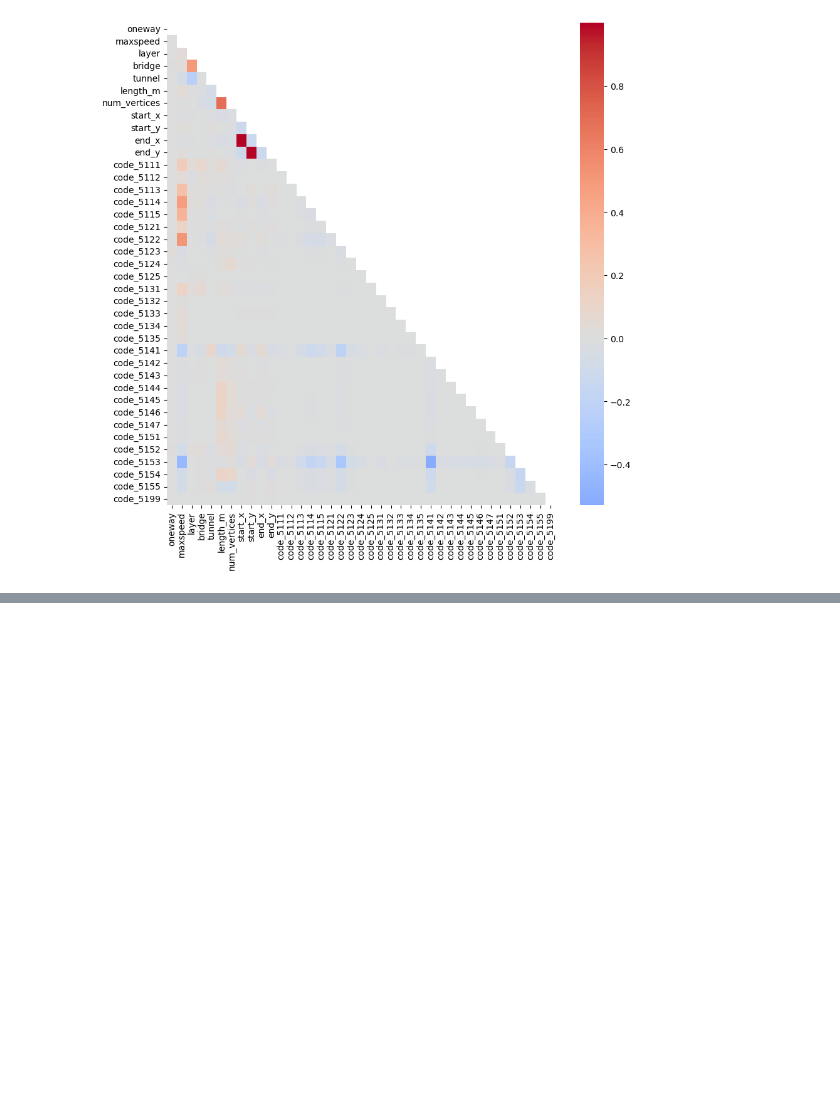
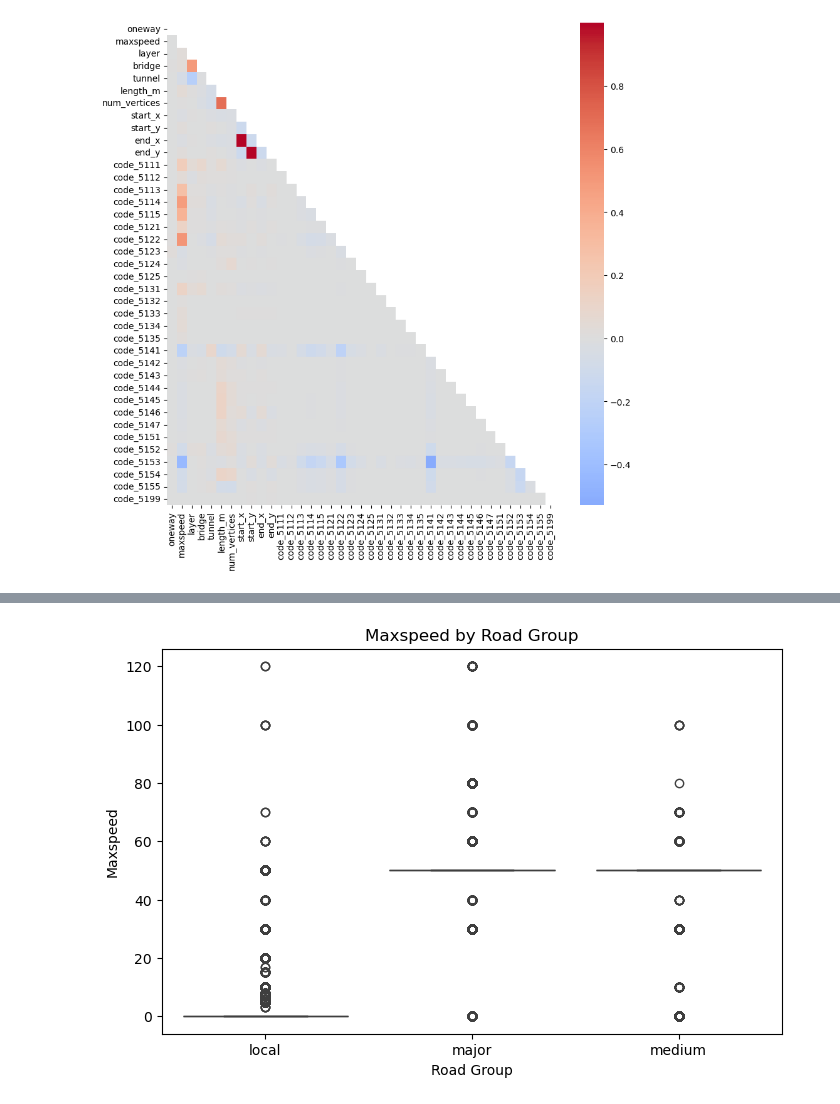
Before and after one commit to Husseim-Stuck-Portfolio/geospatial-road-network-ml, a Jupyter notebook: Notebook/GEO-ML-Notebook.ipynb, the cells around one changed output, grey strips where cells are left out. Cells and saved outputs as stored; diff of their text form; code cells hidden in the pictures; blank space fills up the shorter version.

```diff
--- a/Notebook/GEO-ML-Notebook.ipynb
+++ b/Notebook/GEO-ML-Notebook.ipynb
@@ -520,0 +502,9 @@ plt.show()
+# %%
+plt.figure(figsize=(8, 5))
+sns.boxplot(data=gdf, x="road_group", y="maxspeed")
+plt.title("Maxspeed by Road Group")
+plt.xlabel("Road Group")
+plt.ylabel("Maxspeed")
+plt.show()
+# %% [output]
+[figure, added]
```
Also changed, not shown: parts of 12 cells of this notebook.
